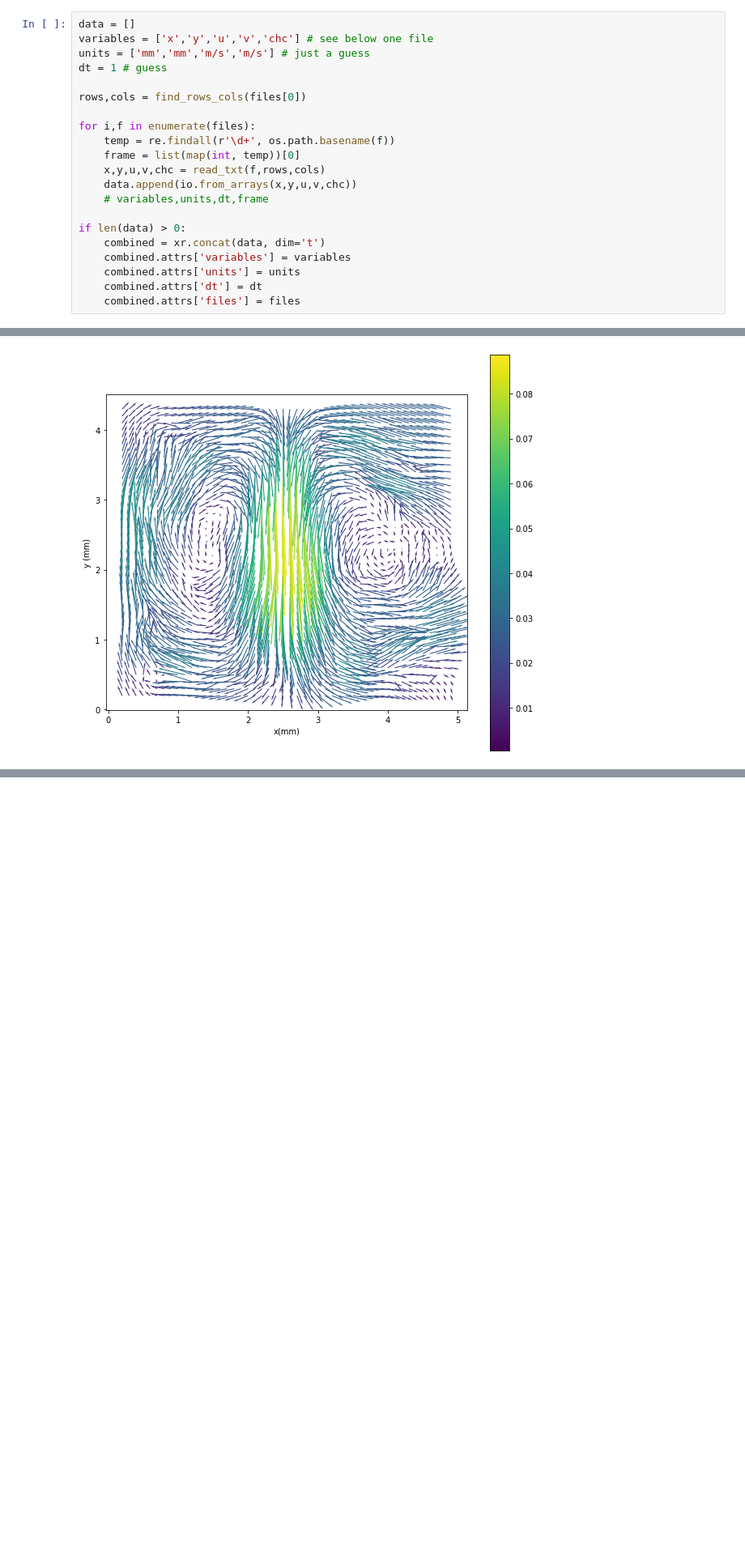
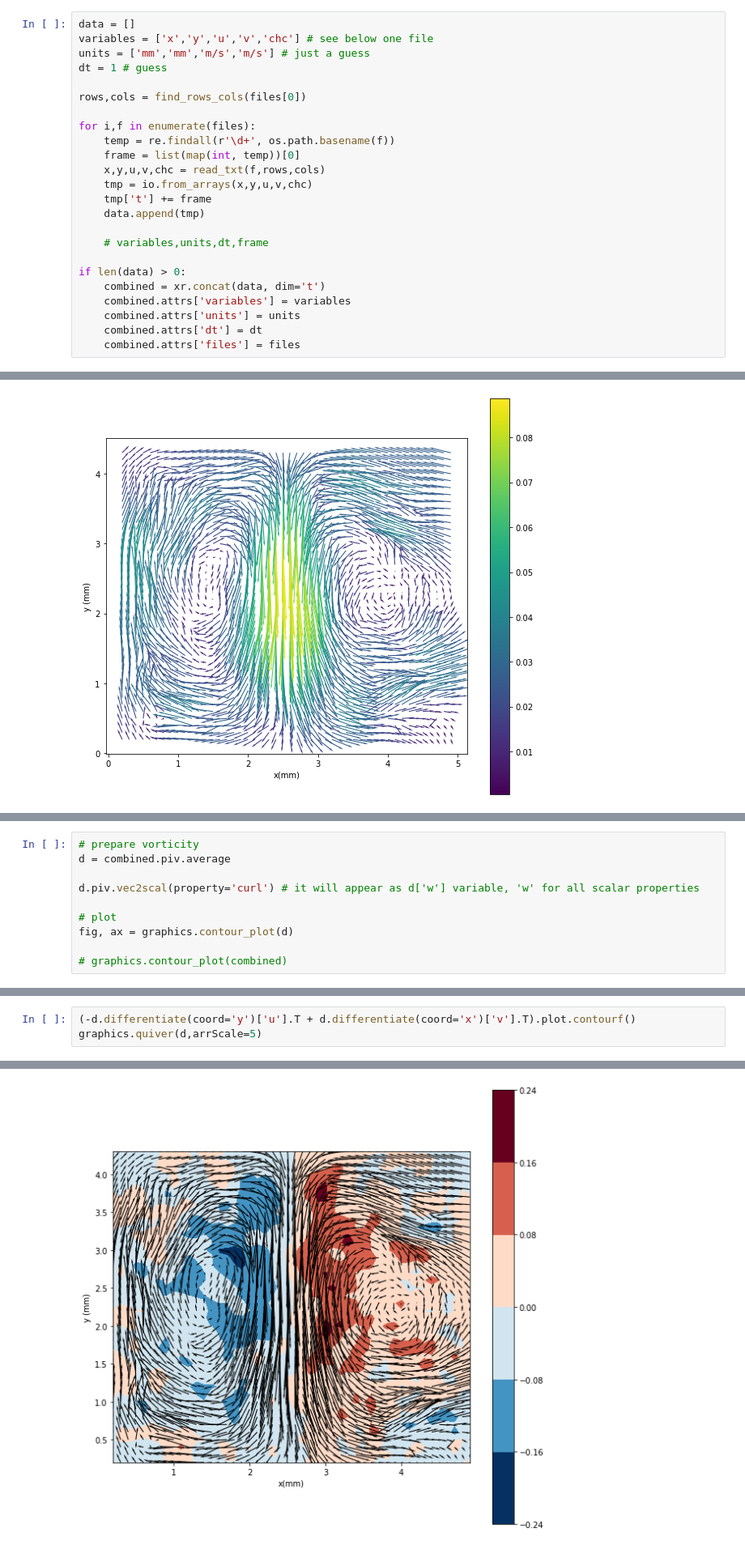
Before and after one commit to alexlib/openpiv_pivlab_comparison, a Jupyter notebook: notebooks/read_txt_files_convert_to_pivpy_data.ipynb, the cells around one changed output, grey strips where cells are left out. Shown at 81% size. Cells and saved outputs as stored; diff of their text form; blank space fills up the shorter version.

Commit message:
another nice plot
todo: vorticity fails for the average, fix in in pivpy

```diff
--- a/notebooks/read_txt_files_convert_to_pivpy_data.ipynb
+++ b/notebooks/read_txt_files_convert_to_pivpy_data.ipynb
@@ -84,7 +84,10 @@ for i,f in enumerate(files):
     temp = re.findall(r'\d+', os.path.basename(f))
     frame = list(map(int, temp))[0]
     x,y,u,v,chc = read_txt(f,rows,cols)
-    data.append(io.from_arrays(x,y,u,v,chc))
+    tmp = io.from_arrays(x,y,u,v,chc)
+    tmp['t'] += frame
+    data.append(tmp)
+
     # variables,units,dt,frame
 
 if len(data) > 0:
@@ -120,0 +127,10 @@ graphics.contour_plot(combined.piv.average)
+# %%
+# prepare vorticity
+d = combined.piv.average
+
+d.piv.vec2scal(property='curl') # it will appear as d['w'] variable, 'w' for all scalar properties
+
+# plot
+fig, ax = graphics.contour_plot(d)
+
+# graphics.contour_plot(combined)
@@ -120,0 +143,4 @@ graphics.contour_plot(combined.piv.average)
+# %%
+(-d.differentiate(coord='y')['u'].T + d.differentiate(coord='x')['v'].T).plot.contourf()
+graphics.quiver(d,arrScale=5)
+# %% [output]
@@ -120,0 +149 @@ graphics.contour_plot(combined.piv.average)
+[figure, added]
```
Also changed, not shown: parts of 5 cells of this notebook.
